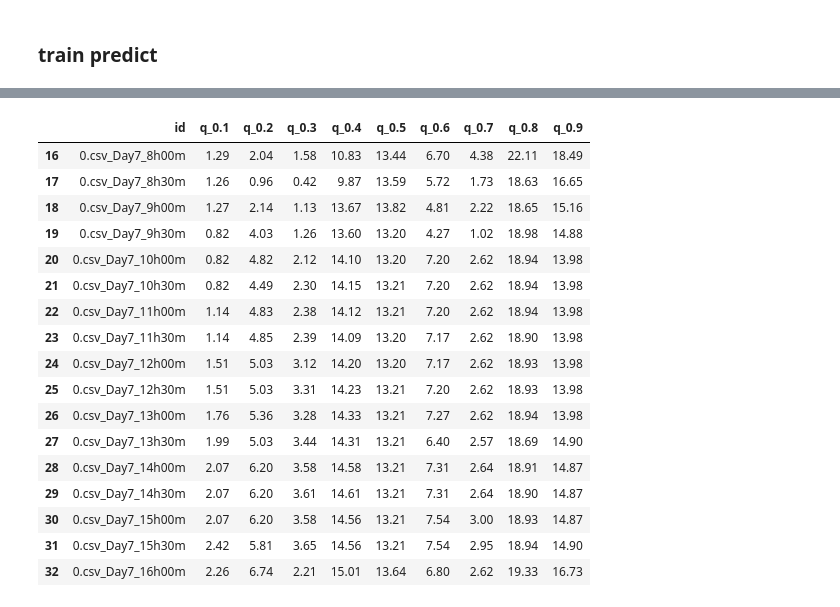
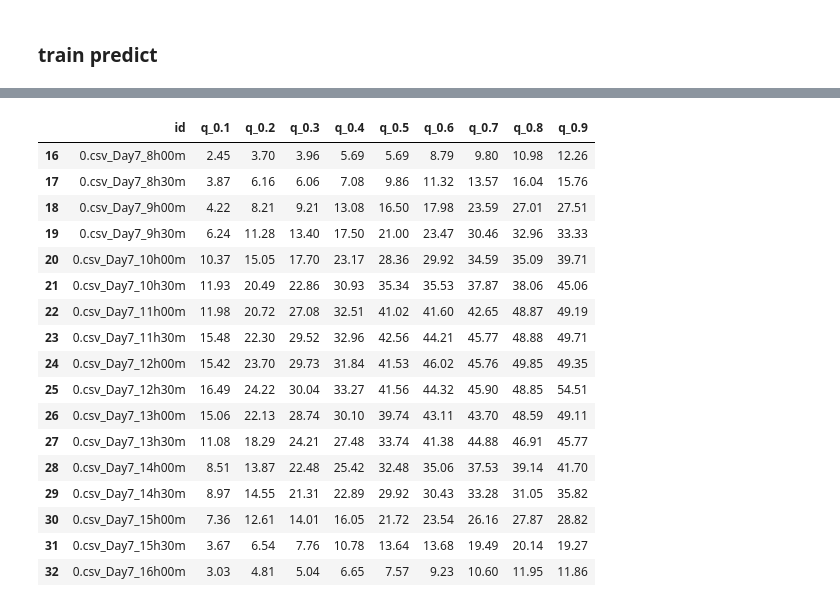
Before and after one commit to thinpig99/dacon-solarPanel, a Jupyter notebook: solarPanel_210112_sunAngle.ipynb, the cells around one changed output, grey strips where cells are left out. Drawn from its saved outputs; the diff is of its cells as text; code cells hidden in the pictures.

```diff
--- a/solarPanel_210112_sunAngle.ipynb
+++ b/solarPanel_210112_sunAngle.ipynb
@@ -529,0 +846,8 @@ def train_data(X_train, Y_train, X_valid, Y_valid, X_test):
+# %%
+# lag model 3 window decross model
+
+submission.loc[submission.id.str.contains("Day7"), "q_0.1":] = results_1.sort_index().values
+submission.loc[submission.id.str.contains("Day8"), "q_0.1":] = results_2.sort_index().values
+submission[16:33]
+
+#submission.to_csv('./submission/submission_210113-3_angle-nonshift.csv', index=False)
@@ -529,0 +875,19 @@ def train_data(X_train, Y_train, X_valid, Y_valid, X_test):
+# %%
+X = new_train[:33600]
+val = new_train[33600:]
+# %%
+def make_train_test_val(X, val, features):
+
+    x_train = X[features]
+    y_train_1 = X['TARGET_1']
+    y_train_2 = X['TARGET_2']
+
+    x_val = val[features]
+    y_val_1 = val['TARGET_1']
+    y_val_2 = val['TARGET_2']
+
+    print(x_train.shape)
+
+    return x_train, y_train_1, y_train_2, x_val, y_val_1, y_val_2
+# %%
+x_train, y_train_1, y_train_2, x_val, y_val_1, y_val_2 = make_train_test_val(X, val, X.columns[:-2])
@@ -579,27 +941,27 @@ for i in range(len(models_1)):
 # %%
 # lag model 3 window decross model
 
-submission.loc[submission.id.str.contains("Day7"), "q_0.1":] = final_result_1.sort_index().values
-submission.loc[submission.id.str.contains("Day8"), "q_0.1":] = final_result_2.sort_index().values
+submission.loc[submission.id.str.contains("Day7"), "q_0.1":] = results_1.sort_index().values
+submission.loc[submission.id.str.contains("Day8"), "q_0.1":] = results_2.sort_index().values
 submission[16:33]
 
-#submission.to_csv('./submission/submission_210106-1_6days_notminute.csv', index=False)
+#submission.to_csv('./submission/submission_210113-2_ghi3-shift.csv', index=False)
 # %% [output]
 |  | id | q_0.1 | q_0.2 | q_0.3 | q_0.4 | q_0.5 | q_0.6 | q_0.7 | q_0.8 | q_0.9 |
-| 16 | 0.csv_Day7_8h00m | 1.29 | 2.04 | 1.58 | 10.83 | 13.44 | 6.70 | 4.38 | 22.11 | 18.49 |
-| 17 | 0.csv_Day7_8h30m | 1.26 | 0.96 | 0.42 | 9.87 | 13.59 | 5.72 | 1.73 | 18.63 | 16.65 |
-| 18 | 0.csv_Day7_9h00m | 1.27 | 2.14 | 1.13 | 13.67 | 13.82 | 4.81 | 2.22 | 18.65 | 15.16 |
-| 19 | 0.csv_Day7_9h30m | 0.82 | 4.03 | 1.26 | 13.60 | 13.20 | 4.27 | 1.02 | 18.98 | 14.88 |
-| 20 | 0.csv_Day7_10h00m | 0.82 | 4.82 | 2.12 | 14.10 | 13.20 | 7.20 | 2.62 | 18.94 | 13.98 |
-| 21 | 0.csv_Day7_10h30m | 0.82 | 4.49 | 2.30 | 14.15 | 13.21 | 7.20 | 2.62 | 18.94 | 13.98 |
-| 22 | 0.csv_Day7_11h00m | 1.14 | 4.83 | 2.38 | 14.12 | 13.21 | 7.20 | 2.62 | 18.94 | 13.98 |
-| 23 | 0.csv_Day7_11h30m | 1.14 | 4.85 | 2.39 | 14.09 | 13.20 | 7.17 | 2.62 | 18.90 | 13.98 |
-| 24 | 0.csv_Day7_12h00m | 1.51 | 5.03 | 3.12 | 14.20 | 13.20 | 7.17 | 2.62 | 18.93 | 13.98 |
-| 25 | 0.csv_Day7_12h30m | 1.51 | 5.03 | 3.31 | 14.23 | 13.21 | 7.20 | 2.62 | 18.93 | 13.98 |
-| 26 | 0.csv_Day7_13h00m | 1.76 | 5.36 | 3.28 | 14.33 | 13.21 | 7.27 | 2.62 | 18.94 | 13.98 |
-| 27 | 0.csv_Day7_13h30m | 1.99 | 5.03 | 3.44 | 14.31 | 13.21 | 6.40 | 2.57 | 18.69 | 14.90 |
-| 28 | 0.csv_Day7_14h00m | 2.07 | 6.20 | 3.58 | 14.58 | 13.21 | 7.31 | 2.64 | 18.91 | 14.87 |
-| 29 | 0.csv_Day7_14h30m | 2.07 | 6.20 | 3.61 | 14.61 | 13.21 | 7.31 | 2.64 | 18.90 | 14.87 |
-| 30 | 0.csv_Day7_15h00m | 2.07 | 6.20 | 3.58 | 14.56 | 13.21 | 7.54 | 3.00 | 18.93 | 14.87 |
-| 31 | 0.csv_Day7_15h30m | 2.42 | 5.81 | 3.65 | 14.56 | 13.21 | 7.54 | 2.95 | 18.94 | 14.90 |
-| 32 | 0.csv_Day7_16h00m | 2.26 | 6.74 | 2.21 | 15.01 | 13.64 | 6.80 | 2.62 | 19.33 | 16.73 |
+| 16 | 0.csv_Day7_8h00m | 2.45 | 3.70 | 3.96 | 5.69 | 5.69 | 8.79 | 9.80 | 10.98 | 12.26 |
+| 17 | 0.csv_Day7_8h30m | 3.87 | 6.16 | 6.06 | 7.08 | 9.86 | 11.32 | 13.57 | 16.04 | 15.76 |
+| 18 | 0.csv_Day7_9h00m | 4.22 | 8.21 | 9.21 | 13.08 | 16.50 | 17.98 | 23.59 | 27.01 | 27.51 |
+| 19 | 0.csv_Day7_9h30m | 6.24 | 11.28 | 13.40 | 17.50 | 21.00 | 23.47 | 30.46 | 32.96 | 33.33 |
+| 20 | 0.csv_Day7_10h00m | 10.37 | 15.05 | 17.70 | 23.17 | 28.36 | 29.92 | 34.59 | 35.09 | 39.71 |
+| 21 | 0.csv_Day7_10h30m | 11.93 | 20.49 | 22.86 | 30.93 | 35.34 | 35.53 | 37.87 | 38.06 | 45.06 |
+| 22 | 0.csv_Day7_11h00m | 11.98 | 20.72 | 27.08 | 32.51 | 41.02 | 41.60 | 42.65 | 48.87 | 49.19 |
+| 23 | 0.csv_Day7_11h30m | 15.48 | 22.30 | 29.52 | 32.96 | 42.56 | 44.21 | 45.77 | 48.88 | 49.71 |
+| 24 | 0.csv_Day7_12h00m | 15.42 | 23.70 | 29.73 | 31.84 | 41.53 | 46.02 | 45.76 | 49.85 | 49.35 |
+| 25 | 0.csv_Day7_12h30m | 16.49 | 24.22 | 30.04 | 33.27 | 41.56 | 44.32 | 45.90 | 48.85 | 54.51 |
+| 26 | 0.csv_Day7_13h00m | 15.06 | 22.13 | 28.74 | 30.10 | 39.74 | 43.11 | 43.70 | 48.59 | 49.11 |
+| 27 | 0.csv_Day7_13h30m | 11.08 | 18.29 | 24.21 | 27.48 | 33.74 | 41.38 | 44.88 | 46.91 | 45.77 |
+| 28 | 0.csv_Day7_14h00m | 8.51 | 13.87 | 22.48 | 25.42 | 32.48 | 35.06 | 37.53 | 39.14 | 41.70 |
+| 29 | 0.csv_Day7_14h30m | 8.97 | 14.55 | 21.31 | 22.89 | 29.92 | 30.43 | 33.28 | 31.05 | 35.82 |
+| 30 | 0.csv_Day7_15h00m | 7.36 | 12.61 | 14.01 | 16.05 | 21.72 | 23.54 | 26.16 | 27.87 | 28.82 |
+| 31 | 0.csv_Day7_15h30m | 3.67 | 6.54 | 7.76 | 10.78 | 13.64 | 13.68 | 19.49 | 20.14 | 19.27 |
+| 32 | 0.csv_Day7_16h00m | 3.03 | 4.81 | 5.04 | 6.65 | 7.57 | 9.23 | 10.60 | 11.95 | 11.86 |
```
Also changed, not shown: parts of 30 cells of this notebook, 5 other files.
